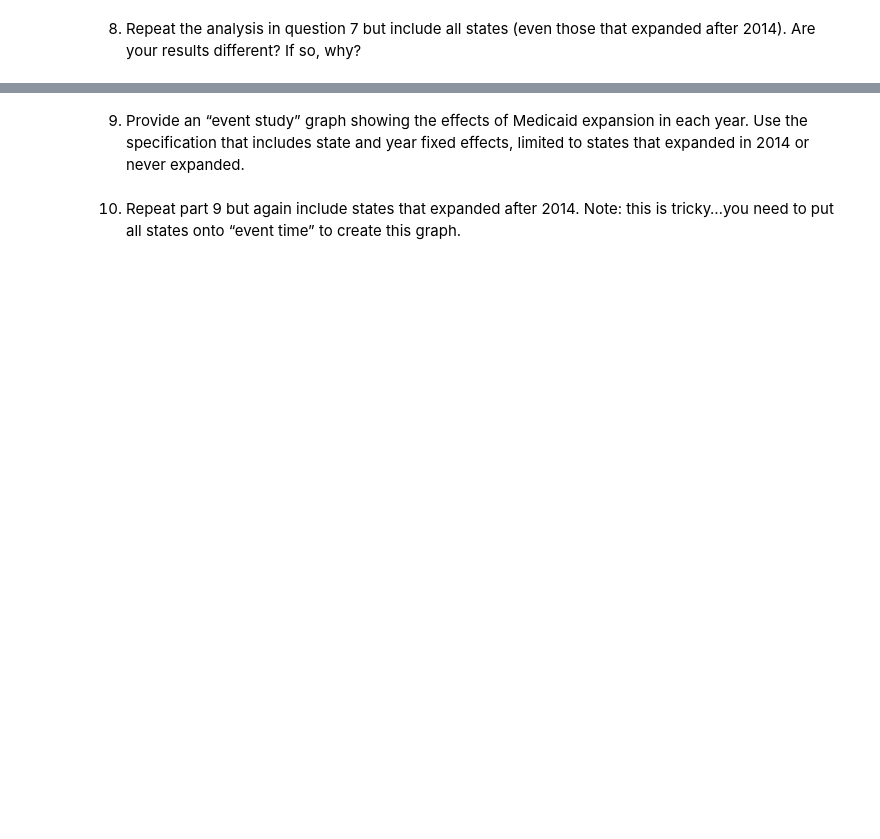
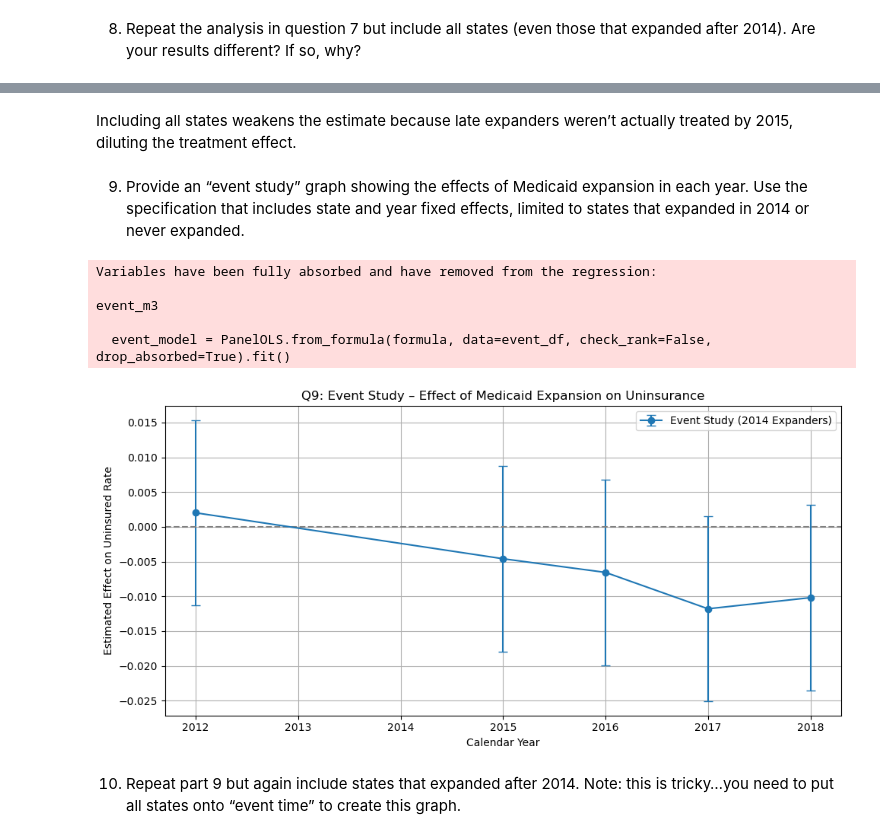
Before and after one commit to katespencermaw/Homework5, a Jupyter notebook: submission1/Homework5-1.ipynb, the cells around one changed output, grey strips where cells are left out. Saved outputs shown, nothing was run; the diff lists cells and outputs as text; code cells hidden in the pictures; blank space fills up the shorter version.

```diff
--- a/submission1/Homework5-1.ipynb
+++ b/submission1/Homework5-1.ipynb
@@ -32,4 +233,54 @@ For the rest of the assignment, we’re going to apply the difference-in-differe
+# %% [markdown]
+Including all states weakens the estimate because late expanders weren’t actually treated by 2015, diluting the treatment effect.
 # %% [markdown]
 9. Provide an “event study” graph showing the effects of Medicaid expansion in each year. Use the specification that includes state and year fixed effects, limited to states that expanded in 2014 or never expanded.
+# %%
+event_df = final_data[final_data['State'].isin(keep_states)].copy()
+event_df = event_df.sort_values(['State', 'year'])
+event_df['event_time'] = event_df['year'] - event_df['expand_year']
+event_df.loc[event_df['expand_year'].isna(), 'event_time'] = -99  # never expanded
+
+for t in range(-3, 5):
+    if t == 0:
+        continue
+    col = f'event_m{abs(t)}' if t < 0 else f'event_p{t}'
+    event_df[col] = (event_df['event_time'] == t).astype(int)
+
+event_cols = [col for col in event_df.columns if col.startswith('event_') and col not in ['event_time', 'event_m1']]
+event_df['uninsured_rate'] = event_df['uninsured'] / event_df['adult_pop']
+event_df = event_df.set_index(['State', 'year'])
+
+event_terms = ' + '.join(event_cols)
+formula = f'uninsured_rate ~ {event_terms} + EntityEffects + TimeEffects'
+event_model = PanelOLS.from_formula(formula, data=event_df, check_rank=False, drop_absorbed=True).fit()
+coefs = event_model.params.filter(like='event_')
+errors = event_model.std_errors[coefs.index]
+
+def convert_event_name(name):
+    suffix = name.split('_')[1]
+    return -int(suffix[1:]) if suffix.startswith('m') else int(suffix[1:])
+
+years = [2014 + convert_event_name(name) for name in coefs.index]
+
+coefs = coefs.clip(lower=-0.2, upper=0.2)
+errors = errors.clip(upper=0.2)
+
+plt.figure(figsize=(10, 5))
+plt.errorbar(years, coefs, yerr=1.96 * errors, fmt='o-', capsize=4, label='Event Study (2014 Expanders)')
+plt.axhline(0, linestyle='--', color='gray')
+plt.title("Q9: Event Study – Effect of Medicaid Expansion on Uninsurance")
+plt.xlabel("Calendar Year")
+plt.ylabel("Estimated Effect on Uninsured Rate")
+plt.grid(True)
+plt.legend()
+plt.tight_layout()
+plt.show()
+# %% [output]
+Variables have been fully absorbed and have removed from the regression:
+
+event_m3
+
+  event_model = PanelOLS.from_formula(formula, data=event_df, check_rank=False, drop_absorbed=True).fit()
+[figure, added]
 # %% [markdown]
 10. Repeat part 9 but again include states that expanded after 2014. Note: this is tricky…you need to put all states onto “event time” to create this graph.
```
Also changed, not shown: parts of 10 cells of this notebook.
